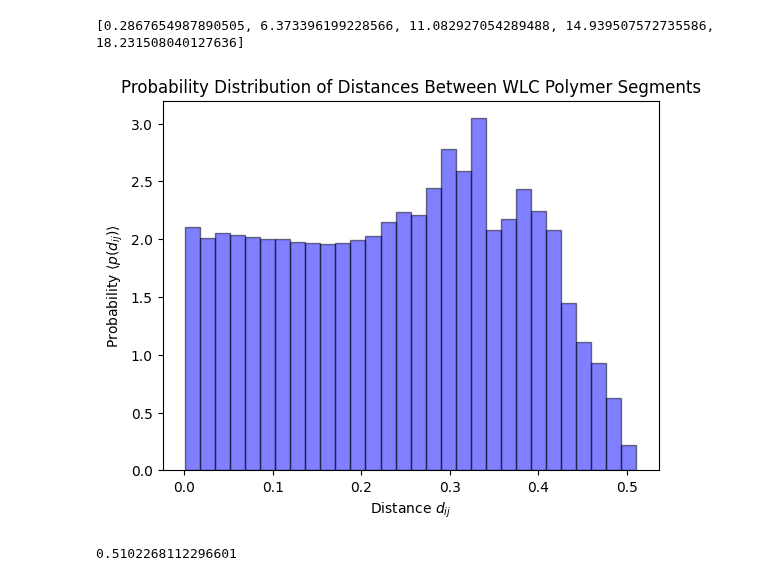
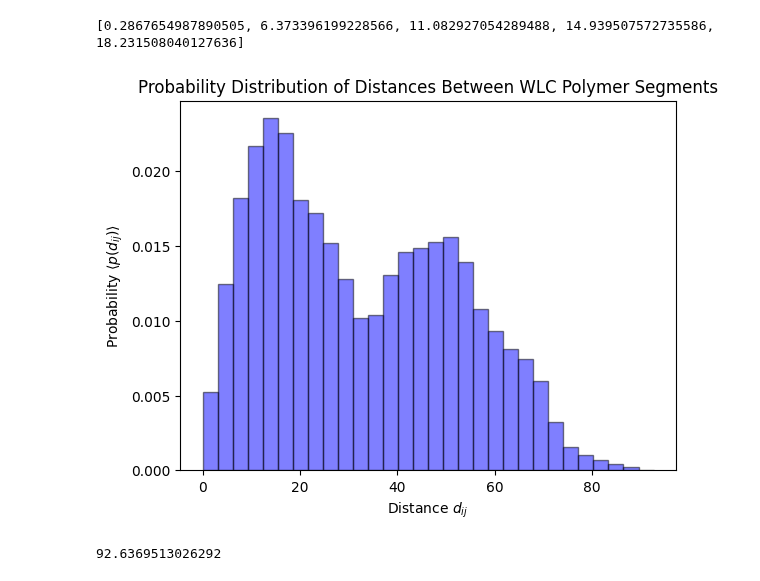
Before and after one commit to B-hub-hue/Python.exam_polymer, a Jupyter notebook: Python_exam_py.ipynb, the cells around one changed output. Drawn from its saved outputs; the diff is of its cells as text; code cells hidden in the pictures.

```diff
--- a/Python_exam_py.ipynb
+++ b/Python_exam_py.ipynb
@@ -232,7 +232,7 @@ import numpy as np
 import matplotlib.pyplot as plt
 
 N = 1000
-persistence_length = 75
+persistence_length = 0.7
 delta_theta = 0.102
 def custom_gaussian_theta(delta_theta):
     #"""Sample from the custom Gaussian distribution for theta."""
@@ -258,35 +258,35 @@ for _ in range(1):
     for _ in range(1, N):
         # Sample theta (polar angle) from Gaussian distribution
         theta = custom_gaussian_theta(1 / np.sqrt(persistence_length))
         axis_of_rotation = np.cross(np.random.random(size=3), vectors[-1])
 
         # Sample phi (dihedral angle) uniformly between 0 and 2*pi
         phi = np.random.uniform(0, 2 * np.pi)
         # Rotate the previous vector by theta and phi
         new_vector = rodrigues_rotation(vectors[-1], axis_of_rotation, theta, phi)
         vectors.append(new_vector)
 
     # Convert list of vectors to numpy array
     vectors = np.array(vectors)
 
     # Calculate the dij for this trial when persistence length is 75
     for i in range(0, N-1):
       for j in range(i + 1, N):
         distance = dij(vectors.cumsum(axis=0))
         distances.append(distance)
 
 plt.hist(distances, bins=30, density=True, alpha=0.5, color='blue', edgecolor='black', label='Numerical Simulation')
 
 plt.xlabel('Distance $d_{ij}$')
 plt.ylabel('Probability $\\langle p(d_{ij}) \\rangle$')
 plt.title('Probability Distribution of Distances Between WLC Polymer Segments')
 
 # Show plot
 plt.show()
 print(np.max(distances))
 # %% [output]
-[figure, old version]
+[figure, new version]
-0.5102268112296601
+92.6369513026292
 # %%
 import numpy as np
 import matplotlib.pyplot as plt
```
Also changed, not shown: parts of 3 cells of this notebook.
